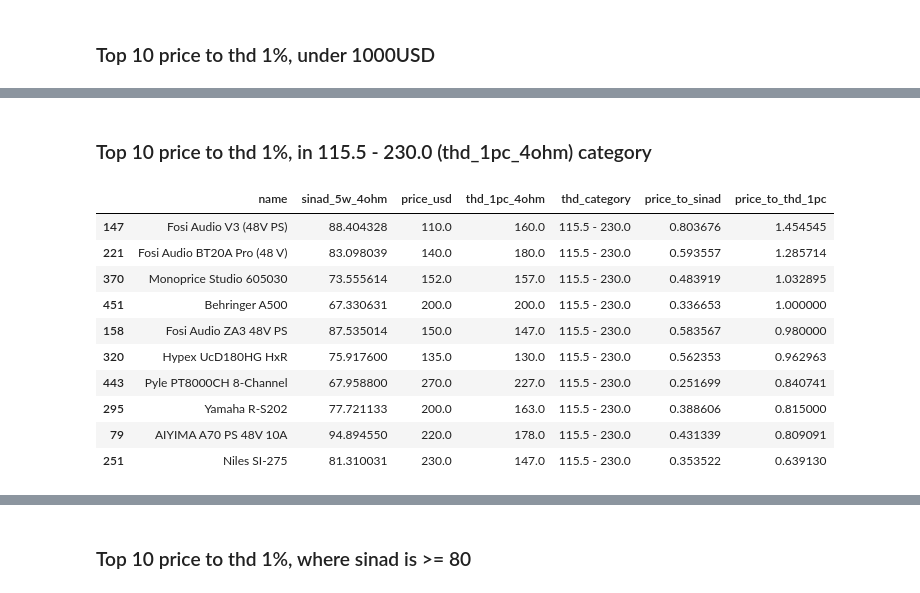
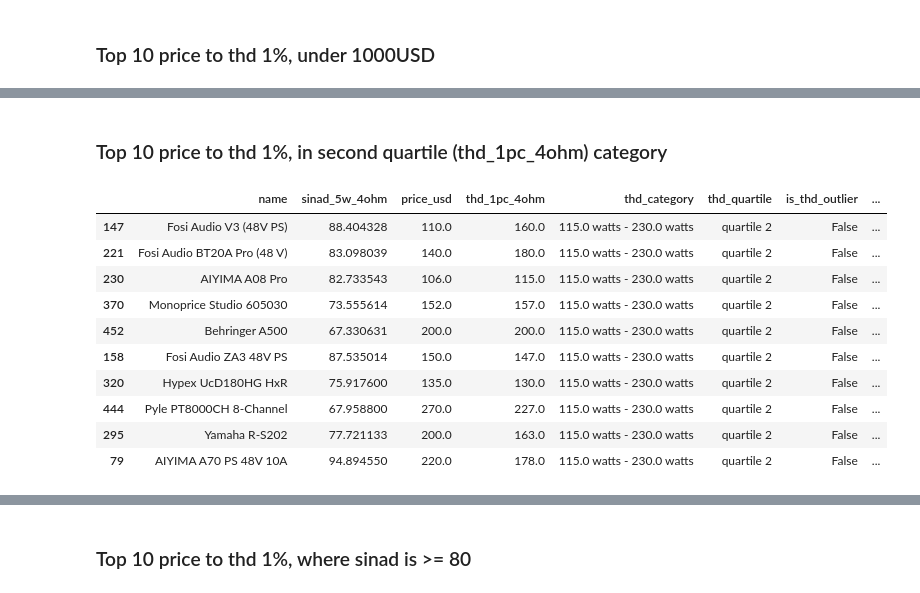
Before and after one commit to danielc92/hifi-analysis, a Jupyter notebook: parts analysis.ipynb, the cells around one changed output, grey strips where cells are left out. Saved outputs shown, nothing was run; the diff lists cells and outputs as text; code cells hidden in the pictures.

```diff
--- a/parts analysis.ipynb
+++ b/parts analysis.ipynb
@@ -61,15 +61,41 @@ describe
 first_quartile_thd_bound = describe.loc["25%", "thd_1pc_4ohm"]
 second_quartile_thd_bound = describe.loc["50%", "thd_1pc_4ohm"]
 third_quartile_thd_bound = describe.loc["75%", "thd_1pc_4ohm"]
+# %%
+# an outlier is any number less than or greater than .
+interquartile_range = third_quartile_thd_bound - first_quartile_thd_bound
+lower_bound_outlier = first_quartile_thd_bound - (1.5 * interquartile_range)
+upper_bound_outlier = third_quartile_thd_bound + (1.5 * interquartile_range)
+
+def is_thd_outlier(thd):
+    if thd > upper_bound_outlier or thd < lower_bound_outlier:
+        return True
+    return False
 # %%
+quartile_dict = {
+    "Q1": f"0 - {first_quartile_thd_bound} watts",
+    "Q2": f"{first_quartile_thd_bound} watts - {second_quartile_thd_bound} watts",
+    "Q3": f"{second_quartile_thd_bound} watts - {third_quartile_thd_bound} watts",
+    "Q4": f"{third_quartile_thd_bound} watts and above"
+}
+
 def parse_thd_category(thd):
     if (thd < first_quartile_thd_bound):
-        return f"0 - {first_quartile_thd_bound}"
+        return quartile_dict["Q1"]
     elif (thd < second_quartile_thd_bound):
-        return f"{first_quartile_thd_bound} - {second_quartile_thd_bound}"
+        return quartile_dict["Q2"]
     elif (thd < third_quartile_thd_bound):
-        return f"{second_quartile_thd_bound} - {third_quartile_thd_bound}"
-    return f"{third_quartile_thd_bound} and above"
+        return quartile_dict["Q3"]
+    return quartile_dict["Q4"]
+
+def parse_thd_category_as_quartile(thd):
+    if (thd < first_quartile_thd_bound):
+        return "quartile 1"
+    elif (thd < second_quartile_thd_bound):
+        return "quartile 2"
+    elif (thd < third_quartile_thd_bound):
+        return "quartile 3"
+    return "quartile 4"
 # %%
 def parse_usd(price):
     parsed = re.match("^\d+",  str(price))
@@ -96,6 +124,8 @@ data["price_usd"] = data["price_usd"].apply(parse_usd)
 data = data[data["price_usd"] > 0]
 # %%
 data["thd_category"] = data["thd_1pc_4ohm"].apply(parse_thd_category)
+data["thd_quartile"] = data["thd_1pc_4ohm"].apply(parse_thd_category_as_quartile)
+data["is_thd_outlier"] = data["thd_1pc_4ohm"].apply(is_thd_outlier)
 # %%
 data["price_to_sinad"] = data.apply(lambda x: x.sinad_5w_4ohm / x.price_usd, axis=1)
 data["price_to_thd_1pc"] = data.apply(lambda x: x.thd_1pc_4ohm / x.price_usd, axis=1)
@@ -265,18 +306,19 @@ data[
 # %% [markdown]
-### Top 10 price to thd 1%, in 115.5 - 230.0 (thd_1pc_4ohm) category
+### Top 10 price to thd 1%, in second quartile (thd_1pc_4ohm) category
 # %%
-data[
-    data["thd_category"] == "115.5 - 230.0"
+subset = data[
+    data["thd_quartile"] == "quartile 2"
 ].sort_values("price_to_thd_1pc", ascending=False).head(10)
+subset
 # %% [output]
-|  | name | sinad_5w_4ohm | price_usd | thd_1pc_4ohm | thd_category | price_to_sinad | price_to_thd_1pc |
-| 147 | Fosi Audio V3 (48V PS) | 88.404328 | 110.0 | 160.0 | 115.5 - 230.0 | 0.803676 | 1.454545 |
-| 221 | Fosi Audio BT20A Pro (48 V) | 83.098039 | 140.0 | 180.0 | 115.5 - 230.0 | 0.593557 | 1.285714 |
-| 370 | Monoprice Studio 605030 | 73.555614 | 152.0 | 157.0 | 115.5 - 230.0 | 0.483919 | 1.032895 |
-| 451 | Behringer A500 | 67.330631 | 200.0 | 200.0 | 115.5 - 230.0 | 0.336653 | 1.000000 |
-| 158 | Fosi Audio ZA3 48V PS | 87.535014 | 150.0 | 147.0 | 115.5 - 230.0 | 0.583567 | 0.980000 |
-| 320 | Hypex UcD180HG HxR | 75.917600 | 135.0 | 130.0 | 115.5 - 230.0 | 0.562353 | 0.962963 |
-| 443 | Pyle PT8000CH 8-Channel | 67.958800 | 270.0 | 227.0 | 115.5 - 230.0 | 0.251699 | 0.840741 |
-| 295 | Yamaha R-S202 | 77.721133 | 200.0 | 163.0 | 115.5 - 230.0 | 0.388606 | 0.815000 |
-| 79 | AIYIMA A70 PS 48V 10A | 94.894550 | 220.0 | 178.0 | 115.5 - 230.0 | 0.431339 | 0.809091 |
-| 251 | Niles SI-275 | 81.310031 | 230.0 | 147.0 | 115.5 - 230.0 | 0.353522 | 0.639130 |
+|  | name | sinad_5w_4ohm | price_usd | thd_1pc_4ohm | thd_category | thd_quartile | is_thd_outlier | ... |
+| 147 | Fosi Audio V3 (48V PS) | 88.404328 | 110.0 | 160.0 | 115.0 watts - 230.0 watts | quartile 2 | False | ... |
+| 221 | Fosi Audio BT20A Pro (48 V) | 83.098039 | 140.0 | 180.0 | 115.0 watts - 230.0 watts | quartile 2 | False | ... |
+| 230 | AIYIMA A08 Pro | 82.733543 | 106.0 | 115.0 | 115.0 watts - 230.0 watts | quartile 2 | False | ... |
+| 370 | Monoprice Studio 605030 | 73.555614 | 152.0 | 157.0 | 115.0 watts - 230.0 watts | quartile 2 | False | ... |
+| 452 | Behringer A500 | 67.330631 | 200.0 | 200.0 | 115.0 watts - 230.0 watts | quartile 2 | False | ... |
+| 158 | Fosi Audio ZA3 48V PS | 87.535014 | 150.0 | 147.0 | 115.0 watts - 230.0 watts | quartile 2 | False | ... |
+| 320 | Hypex UcD180HG HxR | 75.917600 | 135.0 | 130.0 | 115.0 watts - 230.0 watts | quartile 2 | False | ... |
+| 444 | Pyle PT8000CH 8-Channel | 67.958800 | 270.0 | 227.0 | 115.0 watts - 230.0 watts | quartile 2 | False | ... |
+| 295 | Yamaha R-S202 | 77.721133 | 200.0 | 163.0 | 115.0 watts - 230.0 watts | quartile 2 | False | ... |
+| 79 | AIYIMA A70 PS 48V 10A | 94.894550 | 220.0 | 178.0 | 115.0 watts - 230.0 watts | quartile 2 | False | ... |
```
Also changed, not shown: parts of 33 cells of this notebook, 14 other files.
